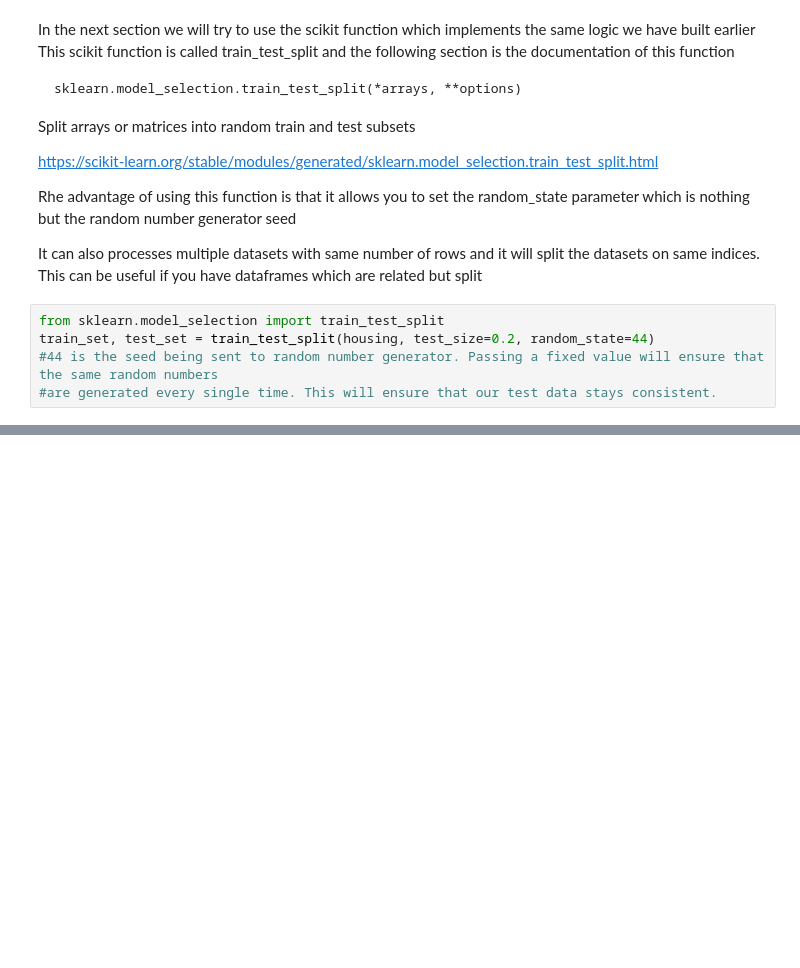
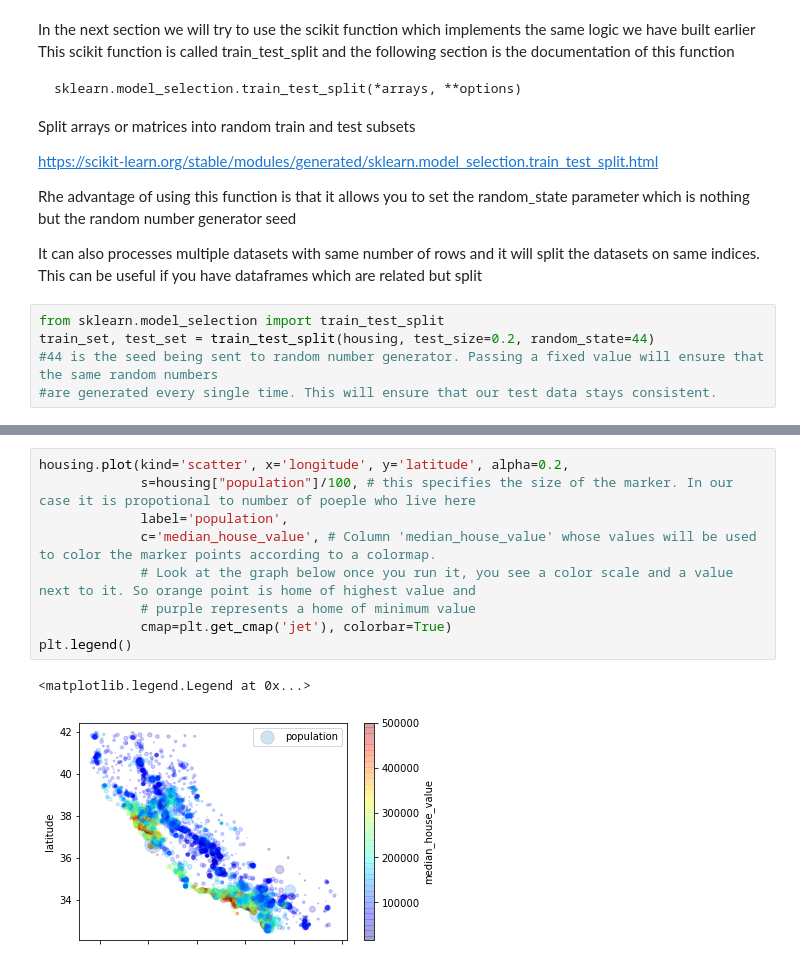
Before and after one commit to papiguy/jupyter-exercise-1, a Jupyter notebook: housing.ipynb, the cells around one changed output, grey strips where cells are left out. Drawn from its saved outputs; the diff is of its cells as text; blank space fills up the shorter version.

```diff
--- a/housing.ipynb
+++ b/housing.ipynb
@@ -298,0 +459,12 @@ More details can be found here: https://www.youtube.com/watch?v=rsNCCQhkKN8
+# %%
+housing.plot(kind='scatter', x='longitude', y='latitude', alpha=0.2,
+             s=housing["population"]/100, # this specifies the size of the marker. In our case it is propotional to number of poeple who live here
+             label='population',
+             c='median_house_value', # Column 'median_house_value' whose values will be used to color the marker points according to a colormap.
+             # Look at the graph below once you run it, you see a color scale and a value next to it. So orange point is home of highest value and
+             # purple represents a home of minimum value
+             cmap=plt.get_cmap('jet'), colorbar=True)
+plt.legend()
+# %% [output]
+<matplotlib.legend.Legend at 0x...>
+[figure, added]
```
Also changed, not shown: parts of 32 cells of this notebook.
